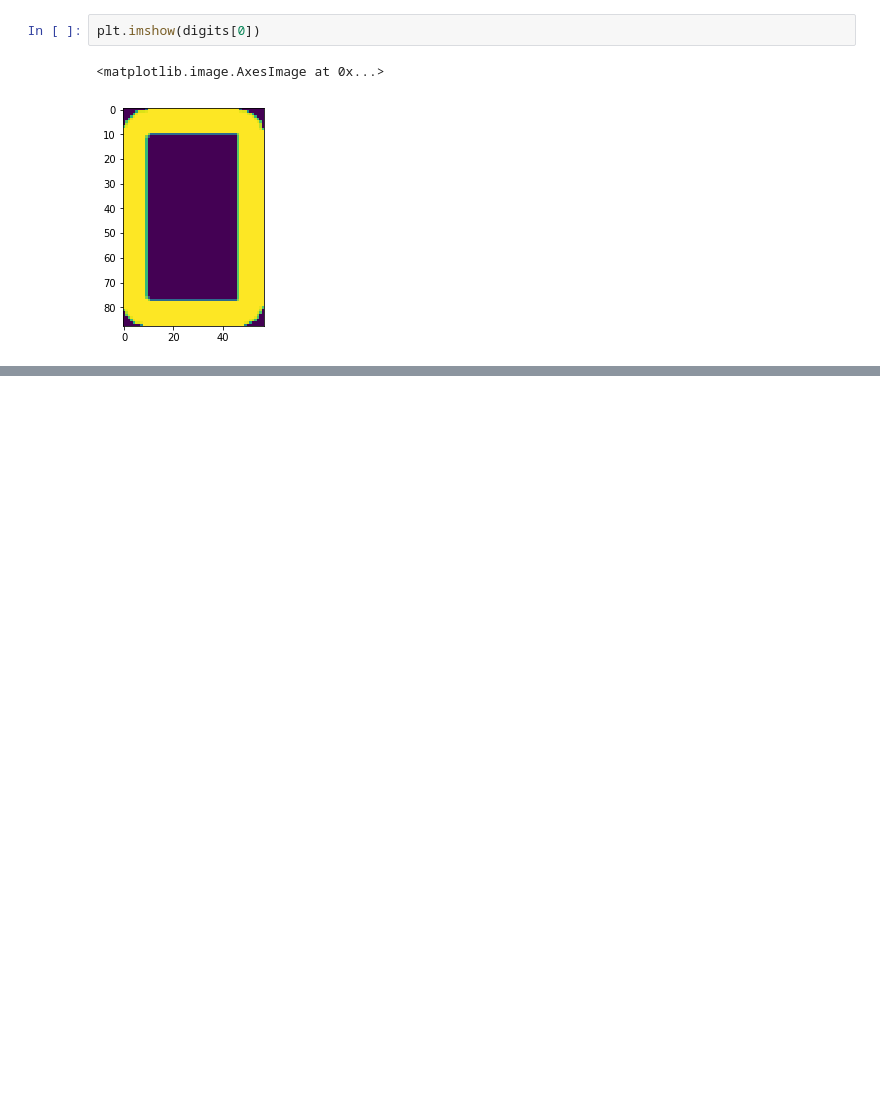
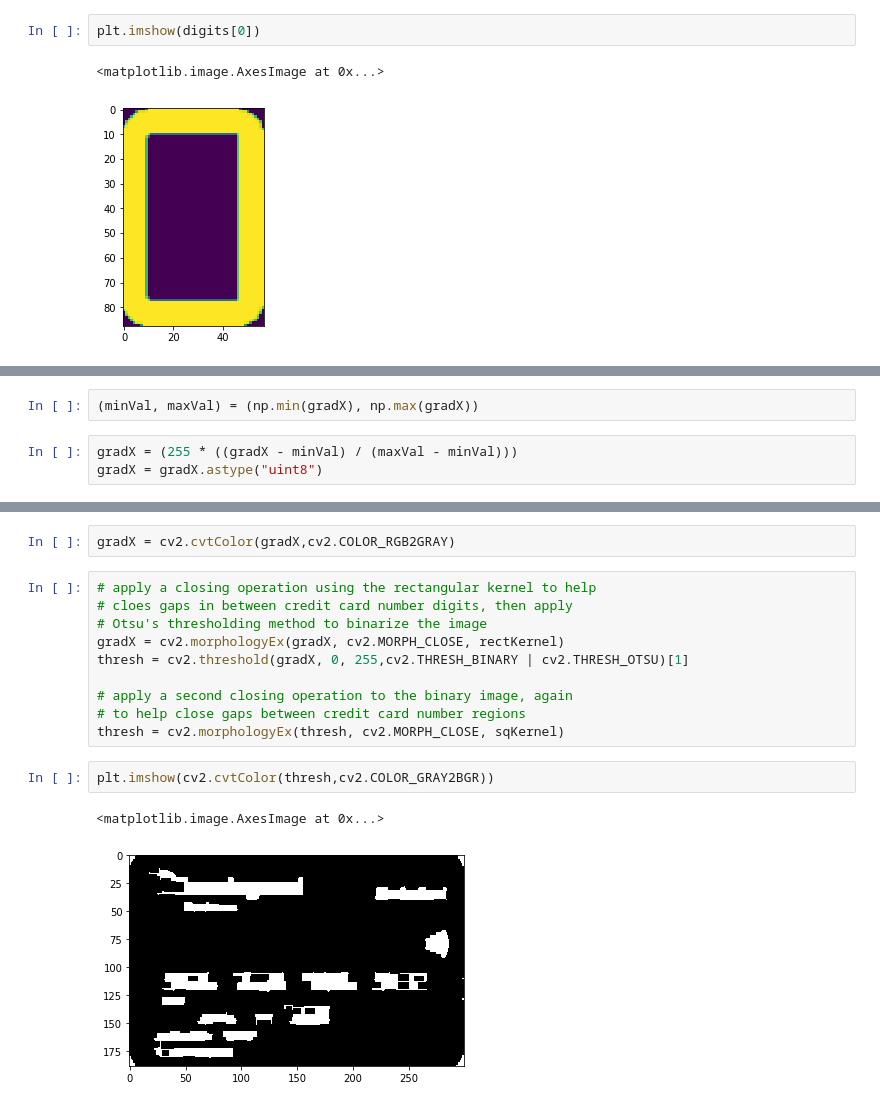
Before and after one commit to X-Jagger/real-time-bus-number-detection, a Jupyter notebook: script/oct.ipynb, the cells around one changed output, grey strips where cells are left out. Drawn from its saved outputs; the diff is of its cells as text; blank space fills up the shorter version.

```diff
--- a/script/oct.ipynb
+++ b/script/oct.ipynb
@@ -65,0 +107,5 @@ plt.imshow(digits[0])
+# %%
+(minVal, maxVal) = (np.min(gradX), np.max(gradX))
+# %%
+gradX = (255 * ((gradX - minVal) / (maxVal - minVal)))
+gradX = gradX.astype("uint8")
@@ -65,0 +116,17 @@ plt.imshow(digits[0])
+# %%
+gradX = cv2.cvtColor(gradX,cv2.COLOR_RGB2GRAY)
+# %%
+# apply a closing operation using the rectangular kernel to help
+# cloes gaps in between credit card number digits, then apply
+# Otsu's thresholding method to binarize the image
+gradX = cv2.morphologyEx(gradX, cv2.MORPH_CLOSE, rectKernel)
+thresh = cv2.threshold(gradX, 0, 255,cv2.THRESH_BINARY | cv2.THRESH_OTSU)[1]
+
+# apply a second closing operation to the binary image, again
+# to help close gaps between credit card number regions
+thresh = cv2.morphologyEx(thresh, cv2.MORPH_CLOSE, sqKernel)
+# %%
+plt.imshow(cv2.cvtColor(thresh,cv2.COLOR_GRAY2BGR))
+# %% [output]
+<matplotlib.image.AxesImage at 0x...>
+[figure, added]
```
Also changed, not shown: parts of 23 cells of this notebook, 5 other files.
